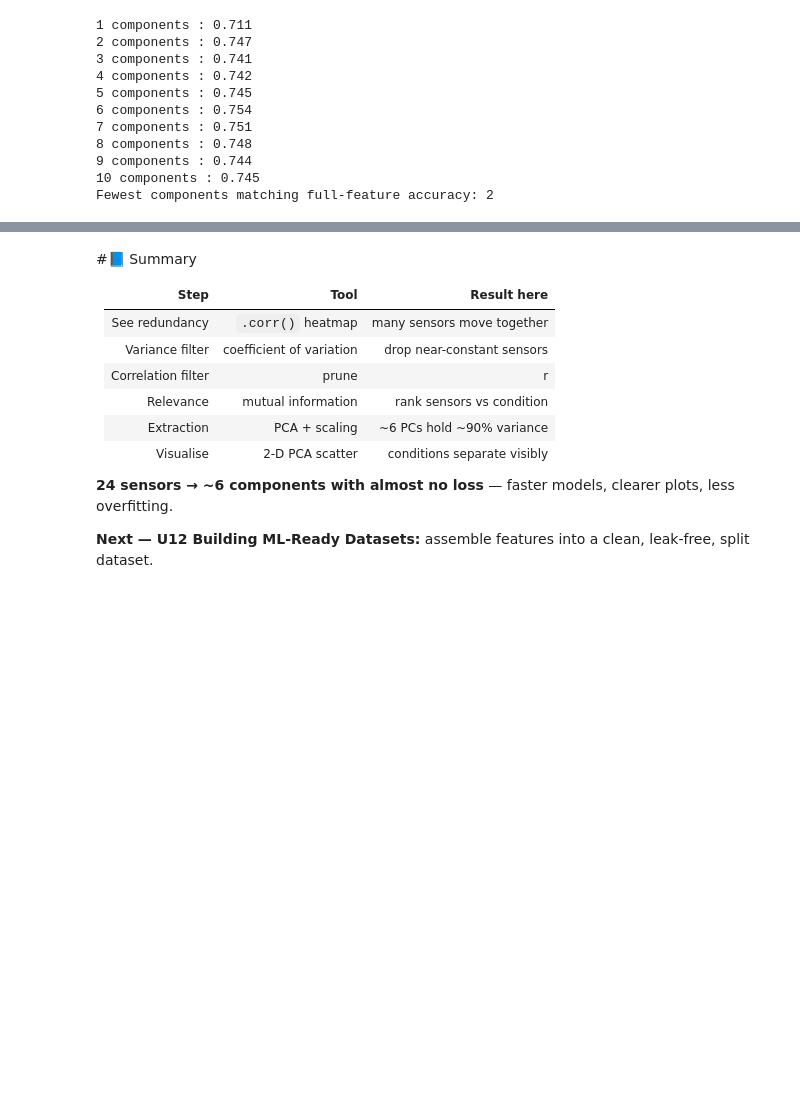
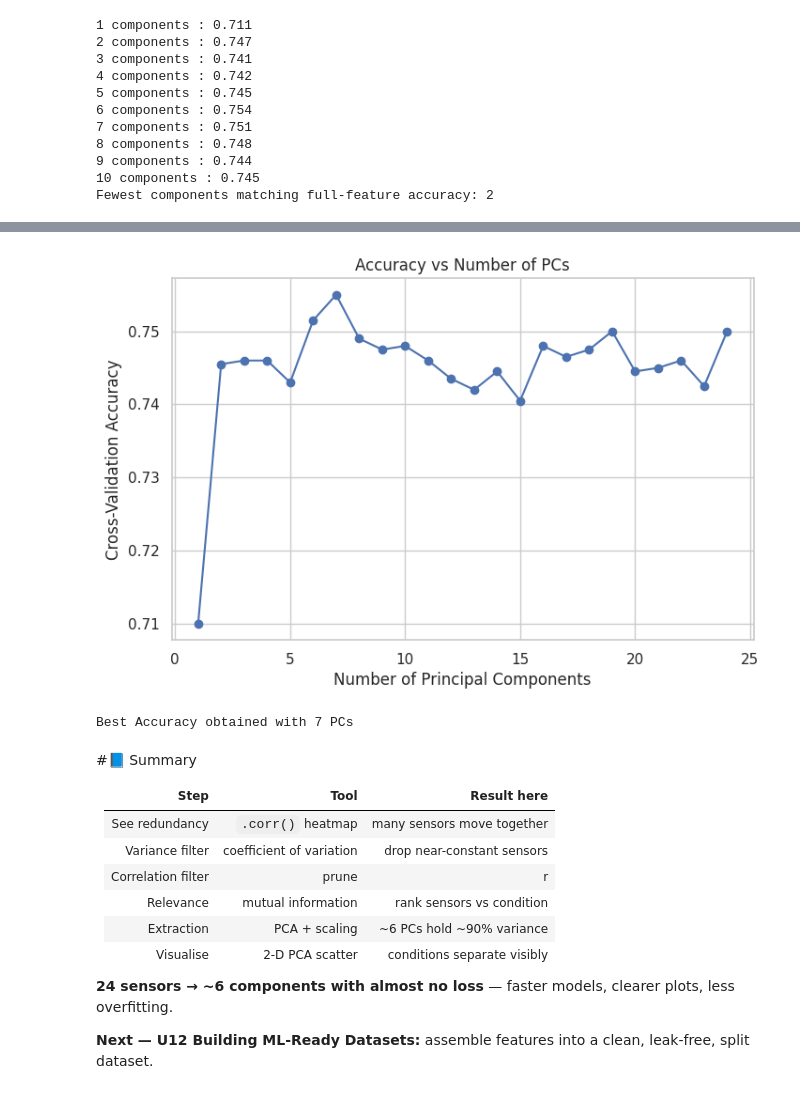
Before and after one commit to mvsubbarao-svecw/NASSCOM-AI-FDP, a Jupyter notebook: U11_Dimensionality_Reduction_Lab_Exercise.ipynb, the cells around one changed output, grey strips where cells are left out. Cells and saved outputs as stored; diff of their text form; code cells hidden in the pictures; blank space fills up the shorter version.

```diff
--- a/U11_Dimensionality_Reduction_Lab_Exercise.ipynb
+++ b/U11_Dimensionality_Reduction_Lab_Exercise.ipynb
@@ -409,3 +464,42 @@ Fewest components matching full-feature accuracy: 2
+# %%
+# Accuracy vs Number of PCs → choose the smallest number of PCs that gives near-maximum accuracy
+from sklearn.model_selection import cross_val_score
+from sklearn.svm import SVC
+
+acc_scores = []
+
+for n in range(1, X.shape[1] + 1):
+
+    pca = PCA(n_components=n)
+    X_reduced = pca.fit_transform(Xs)
+
+    clf = SVC(kernel='linear')
+
+    score = cross_val_score(
+        clf,
+        X_reduced,
+        y,
+        cv=5
+    ).mean()
+
+    acc_scores.append(score)
+
+plt.figure(figsize=(8,5))
+plt.plot(range(1, X.shape[1]+1),
+         acc_scores,
+         marker='o')
+
+plt.xlabel('Number of Principal Components')
+plt.ylabel('Cross-Validation Accuracy')
+plt.title('Accuracy vs Number of PCs')
+plt.grid(True)
+plt.show()
+
+best_pc = np.argmax(acc_scores) + 1
+print(f'Best Accuracy obtained with {best_pc} PCs')
+# %% [output]
+[figure, added]
+Best Accuracy obtained with 7 PCs
 # %% [markdown]
 #📘 Summary
 
```
Also changed, not shown: parts of 2 cells of this notebook.
